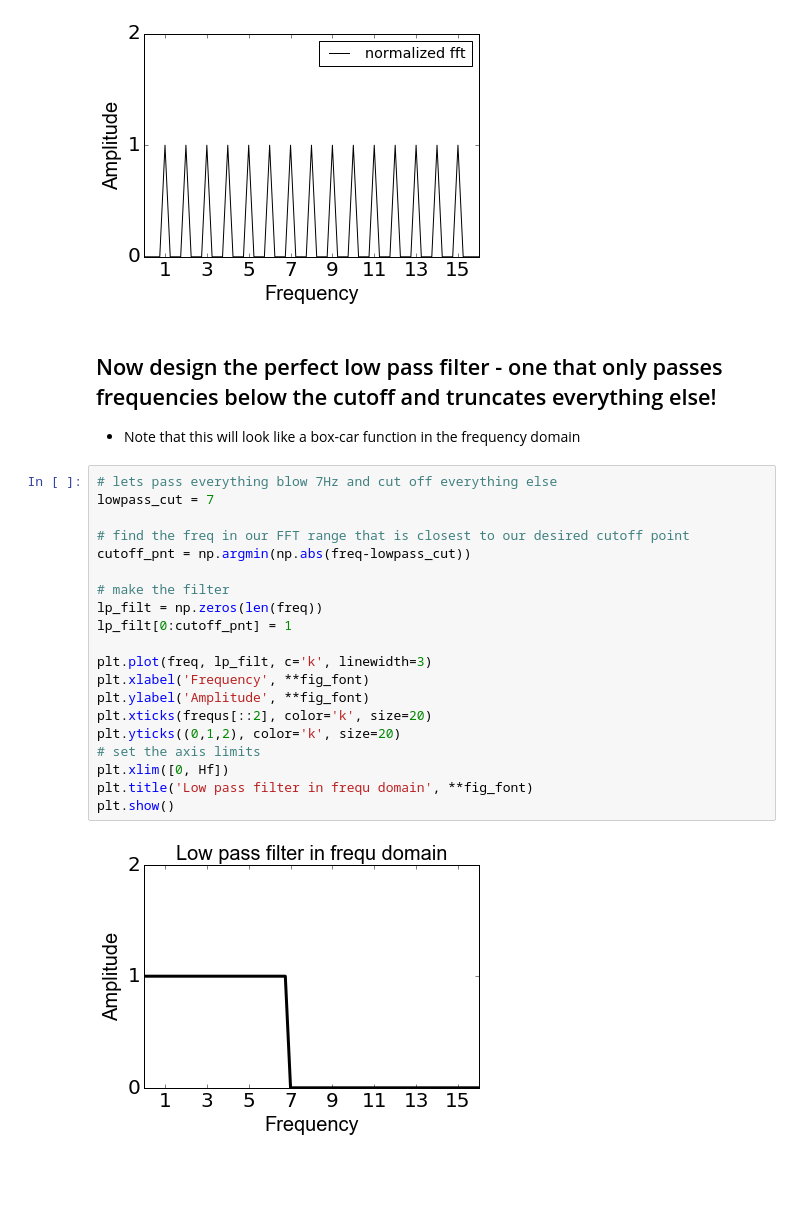
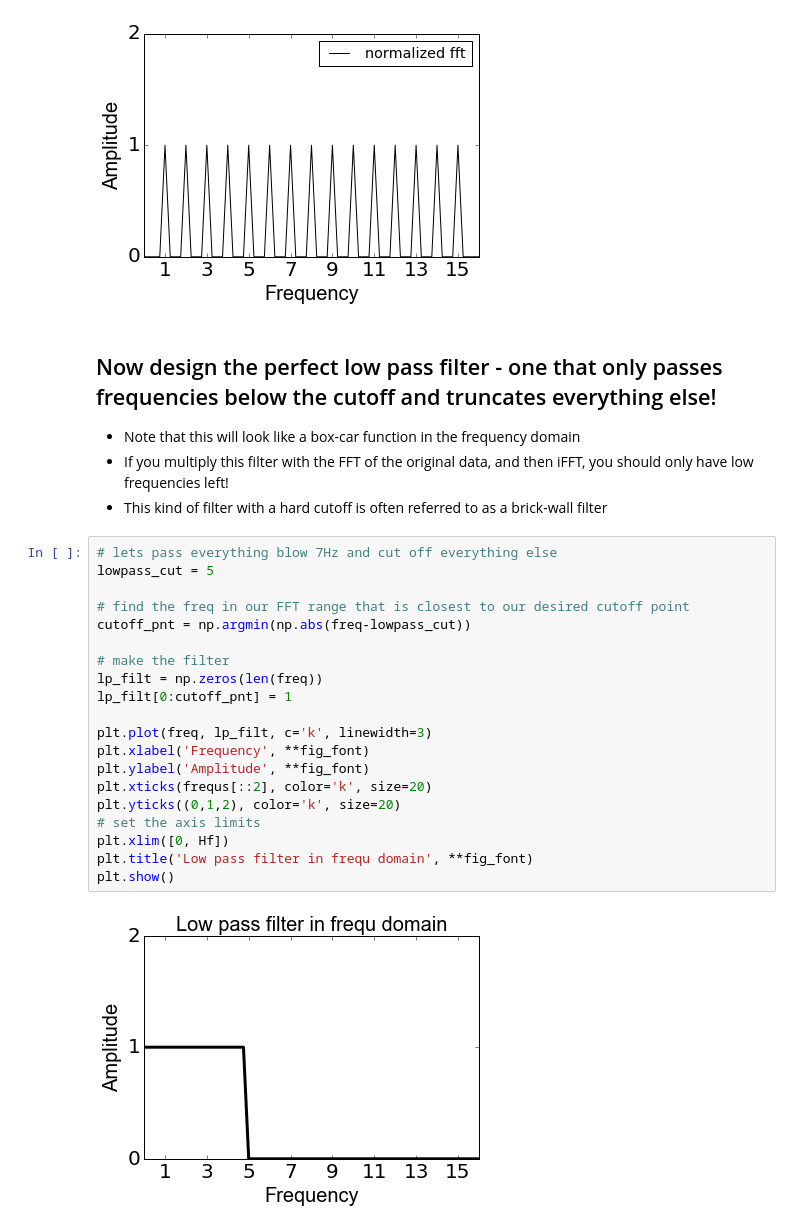
Before and after one commit to TimCSheehan/dev, a Jupyter notebook: Tutorial_060_Filtering_TimeSeries.ipynb, the cells around one changed output. Drawn from its saved outputs; the diff is of its cells as text; blank space fills up the shorter version.

Commit message:
update filtering

```diff
--- a/Tutorial_060_Filtering_TimeSeries.ipynb
+++ b/Tutorial_060_Filtering_TimeSeries.ipynb
@@ -114,25 +115,27 @@ plt.show()
 # %% [markdown]
 ## Now design the perfect low pass filter - one that only passes frequencies below the cutoff and truncates everything else!
 * Note that this will look like a box-car function in the frequency domain
+* If you multiply this filter with the FFT of the original data, and then iFFT, you should only have low frequencies left!
+* This kind of filter with a hard cutoff is often referred to as a brick-wall filter
 # %%
 # lets pass everything blow 7Hz and cut off everything else
-lowpass_cut = 7
+lowpass_cut = 5
 
 # find the freq in our FFT range that is closest to our desired cutoff point
 cutoff_pnt = np.argmin(np.abs(freq-lowpass_cut))
 
 # make the filter
 lp_filt = np.zeros(len(freq))
 lp_filt[0:cutoff_pnt] = 1
 
 plt.plot(freq, lp_filt, c='k', linewidth=3)
 plt.xlabel('Frequency', **fig_font)
 plt.ylabel('Amplitude', **fig_font)
 plt.xticks(frequs[::2], color='k', size=20)
 plt.yticks((0,1,2), color='k', size=20)
 # set the axis limits
 plt.xlim([0, Hf])
 plt.title('Low pass filter in frequ domain', **fig_font)
 plt.show()
 # %% [output]
-[figure, old version]
+[figure, new version]
```
Also changed, not shown: parts of 12 cells of this notebook.
